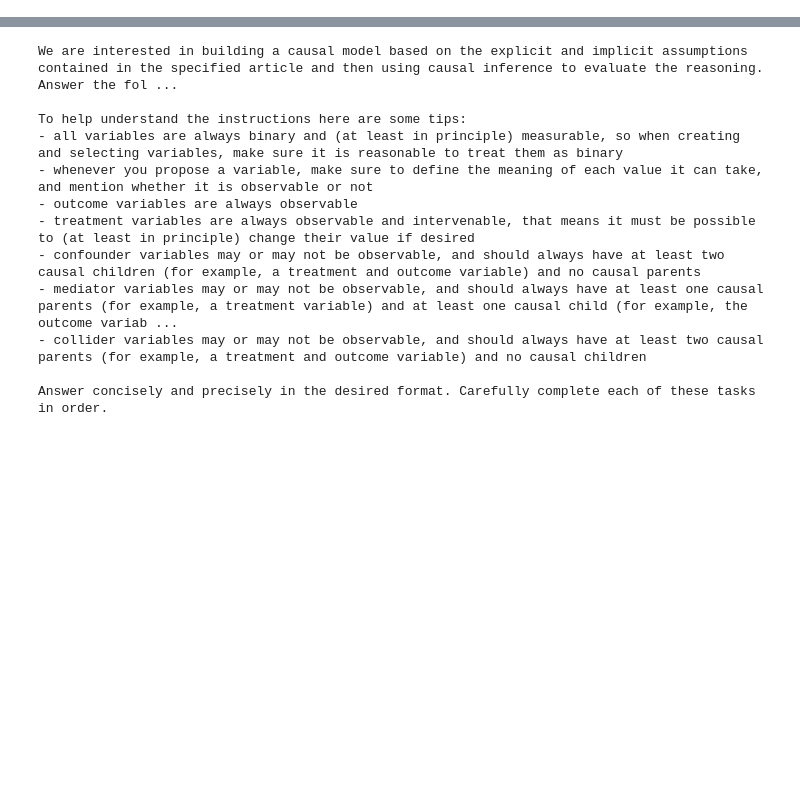
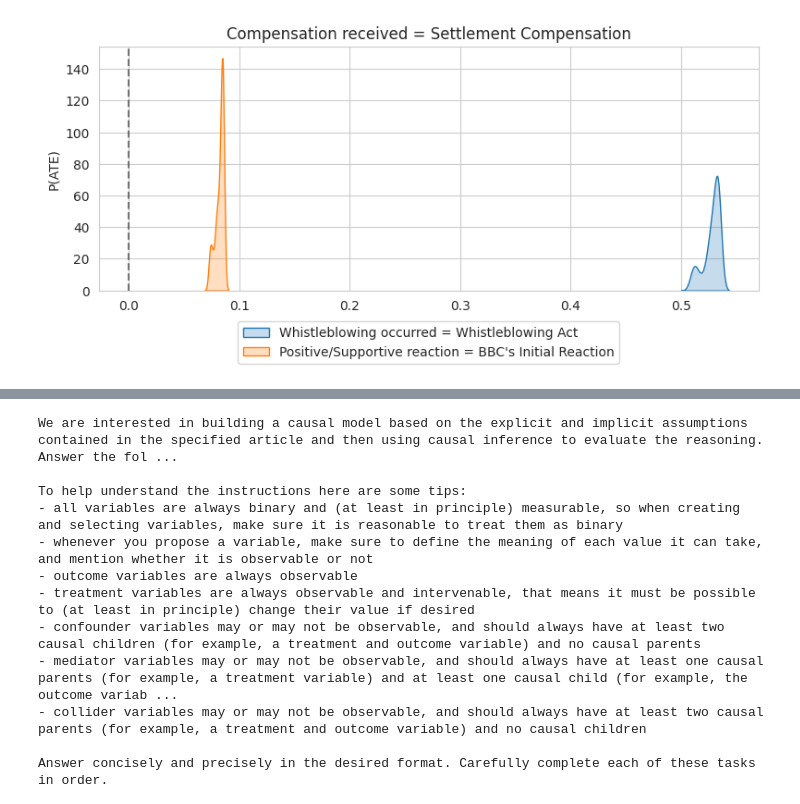
Before and after one commit to felixludos/cladder, a Jupyter notebook: notebooks/query_probs.ipynb, the cells around one changed output, grey strips where cells are left out. Saved outputs shown, nothing was run; the diff lists cells and outputs as text; code cells hidden in the pictures; blank space fills up the shorter version.

```diff
--- a/notebooks/query_probs.ipynb
+++ b/notebooks/query_probs.ipynb
@@ -77,0 +319,21 @@ Answer concisely and precisely in the desired format.'''#.replace('{', '{{').rep
+# %%
+treatment1, treatment2 = [node['name'] for node in nodes if node['type'] == 'treatment']
+t1vals = [node['values'] for node in nodes if node['name'] == treatment1][0]
+t2vals = [node['values'] for node in nodes if node['name'] == treatment2][0]
+outcome = [node['name'] for node in nodes if node['type'] == 'outcome'][0]
+ovals = [node['values'] for node in nodes if node['name'] == outcome][0]
+
+print(tabulate([
+    [treatment1, *t1vals],
+    [treatment2, *t2vals],
+    [outcome, *ovals]
+]))
+
+ate1, ate2, corr1, corr2 = mc_samples(100, make_ate_fn(treatment1, outcome), make_ate_fn(treatment2, outcome),
+                                      make_corr_fn(treatment1, outcome), make_corr_fn(treatment2, outcome)).t()
+
+print('\n'.join(f'{node["name"]!r} means {node["description"]}' for node in nodes))
+print(tabulate([
+    [f'{t1vals[1]}', f'{treatment1}', f'{ovals[1]}', f'{outcome}', ate1.mean(), corr1.mean(), ],
+    [f'{t2vals[1]}', f'{treatment2}', f'{ovals[1]}', f'{outcome}', ate2.mean(), corr2.mean(), ],
+], headers=['Treatment Value', 'Treatment', 'Outcome Value', 'Outcome', 'ATE', 'Correlation']))
@@ -77,0 +357,12 @@ Answer concisely and precisely in the desired format.'''#.replace('{', '{{').rep
+# %%
+plt.figure(figsize=(8, 4))
+sns.kdeplot(ate1, label=f'{t1vals[1]} = {treatment1}', fill=True);
+sns.kdeplot(ate2, label=f'{t2vals[1]} = {treatment2}', fill=True);
+plt.title(f'{ovals[1]} = {outcome}')
+plt.ylabel(f'P(ATE)')
+plt.gca().legend(loc='upper center', bbox_to_anchor=(0.5, -.1))
+plt.axvline(0, color='black', linestyle='--', alpha=0.5)
+# plt.xlim(-1, 1)
+plt.tight_layout();
+# %% [output]
+[figure, added]
```
Also changed, not shown: parts of 25 cells of this notebook, 10 other files.
